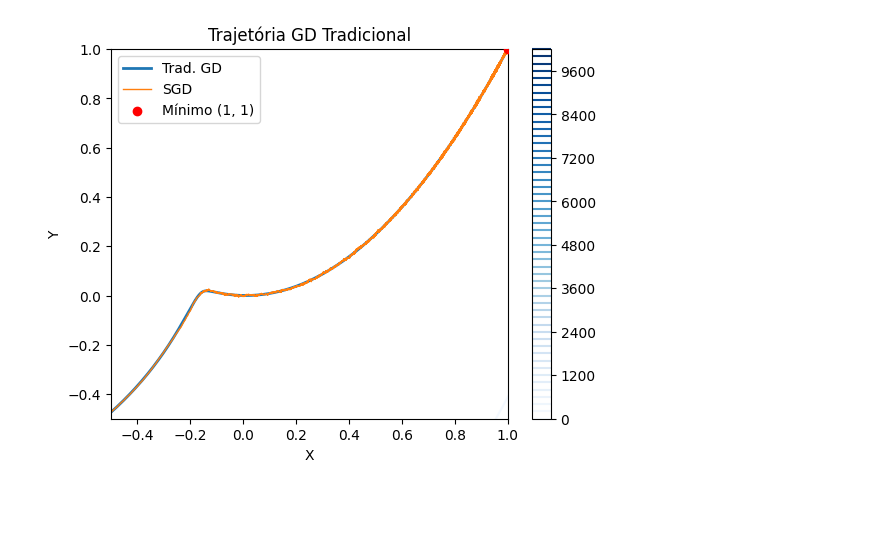
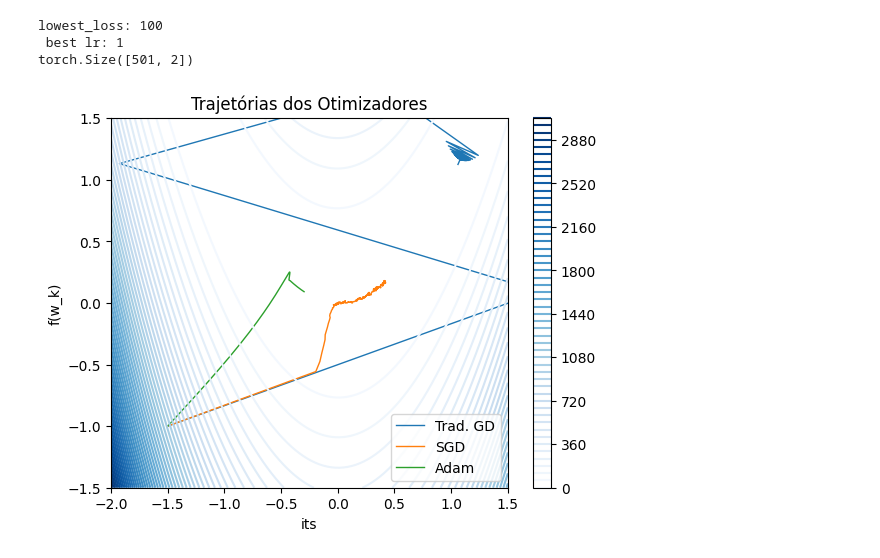
Before and after one commit to luminarts/MC934, a Jupyter notebook: q5.ipynb, the cells around one changed output. Drawn from its saved outputs; the diff is of its cells as text; code cells hidden in the pictures; blank space fills up the shorter version.

```diff
--- a/q5.ipynb
+++ b/q5.ipynb
@@ -50,11 +51,13 @@ def stochastic_gradient_descent(learning_rate, max_iter, initial_params, dp=5.0,
     params_history.append(params.detach().clone())
 
     # print(f"loss: {torch.norm(gradient)}")
-    if (torch.norm(gradient) < epsilon):
-      print(f"convergiu após {epoch + 1} iterações com learning rate de {learning_rate}")
-      print(f"Ponto final: {params[0]}, {params[1]}")
+    # if (torch.norm(gradient) < epsilon):
+    #   print(f"convergiu após {epoch + 1} iterações com learning rate de {learning_rate}")
+    #   print(f"Ponto final: {params[0]}, {params[1]}")
+    #   print(f"Gradient: {gradient}")
+    #   break
 
-  return torch.stack(params_history), epoch + 1
+  return torch.stack(params_history), torch.norm(gradient) ,epoch + 1
 # %%
 def adam_gradient_descent(learning_rate, max_iter, initial_params, beta1=0.9, beta2=0.999, epsilon=1e-8):
   params = initial_params
@@ -71,53 +74,70 @@ def adam_gradient_descent(learning_rate, max_iter, initial_params, beta1=0.9, be
     vt_hat = vt / (1 - beta2**(epoch + 1))
 
     params -= mt_hat * learning_rate / (torch.sqrt(vt_hat) + epsilon)
-    params_history.append(params)
+    params_history.append(params.detach().clone())
 
-  return params_history, params, epoch + 1
+    # if (torch.norm(gradient) < 1e-4):
+    #   print(f"convergiu após {epoch + 1} iterações com learning rate de {learning_rate}")
+    #   print(f"Ponto final: {params[0]}, {params[1]}")
+    #   print(f"Gradient: {torch.norm(gradient)}")
+    #   break
+
+  return torch.stack(params_history), torch.norm(gradient), epoch + 1
 # %%
-learning_rate = np.arange(start=1e-4, stop=1e-3, step=1e-4)
-best_learning_rate_gd = 0.0001
-best_learning_rate_sgd = 0.0001
-best_learning_rate_adamgd = 0.0003
-max_iter = 100000
+learning_rate = np.arange(start=1e-5, stop=1e-3, step=1e-5)
+best_learning_rate_gd = 0.00168
+best_learning_rate_sgd = 0.00067
+best_learning_rate_adamgd = 0.04
+max_iter = 500
 epsilon = 1e-3
 initial_params = torch.Tensor([-1.5, -1.0])
 loss_history = None
+adam_last_loss = 0
+lowest_loss = 100
+lowest_loss_lr = 1
 
-# for lr in learning_rate:
-#   print(f"Learning rate: {lr}")
-#   print(f"Last param: {param_history[-1]}")
+iterations = torch.arange(1, max_iter + 2)
 
-#   param_history, num_iters = stochastic_gradient_descent(learning_rate=lr, max_iter=max_iter, initial_params=initial_params, dp=5.0, epsilon=epsilon)
-#   plt.plot(param_history.numpy()[:, 0], param_history.numpy()[:, 1], linestyle='-', markersize=4, linewidth=1)
 
 gd_param_history, gd_loss_history, gd_num_iters = gradient_descent(learning_rate=best_learning_rate_gd, max_iter=max_iter, initial_params=initial_params, epsilon=epsilon)
-plt.plot(gd_param_history.numpy()[:, 0], gd_param_history.numpy()[:, 1], linestyle='-', label="Trad. GD", markersize=4, linewidth=2)
+plt.plot(gd_param_history.numpy()[:, 0], gd_param_history.numpy()[:, 1], linestyle='-', label="Trad. GD", markersize=4, linewidth=1)
 
-sgd_param_history, sgd_num_iters = stochastic_gradient_descent(learning_rate=best_learning_rate_sgd, max_iter=max_iter, initial_params=initial_params, dp=5.0, epsilon=epsilon)
+
+sgd_param_history, sgd_last_loss, sgd_num_iters = stochastic_gradient_descent(learning_rate=best_learning_rate_sgd, max_iter=max_iter, initial_params=initial_params, dp=5.0, epsilon=epsilon)
 plt.plot(sgd_param_history.numpy()[:, 0], sgd_param_history.numpy()[:, 1], linestyle='-', label="SGD", markersize=4, linewidth=1)
 
 
-x_lim = [-1, 3]
-y_lim = [-1, 3]
+adam_param_history, adam_last_loss, adam_num_iters = adam_gradient_descent(learning_rate=best_learning_rate_adamgd, max_iter=max_iter, initial_params=initial_params.clone(), beta1=0.9, beta2= 0.999, epsilon=1e-8)
+plt.plot(adam_param_history.numpy()[:, 0], adam_param_history.numpy()[:, 1], linestyle='-', label="Adam", markersize=4, linewidth=1)
+
+
+
+print(f"lowest_loss: {lowest_loss} \n best lr: {lowest_loss_lr}")
+x_lim = [-2, 1.5]
+y_lim = [-1.5, 1.5]
 
 x_values = np.linspace(x_lim[0], x_lim[1], 100)
 y_values = np.linspace(y_lim[0], y_lim[1], 100)
 
 x, y = np.meshgrid(x_values, y_values)
 
 z = rosenbrock(x, y)
 plt.contour(x, y, z, levels=50, cmap='Blues')
 plt.colorbar()
+print(adam_param_history.shape)
 
-plt.scatter([1.0], [1.0], color='red', zorder=5, label='Mínimo (1, 1)')
-plt.xlabel('X')
-plt.ylabel('Y')
-plt.title(f'Trajetória GD Tradicional')
+
+# plt.scatter([1.0], [1.0], color='red', zorder=5, label='Mínimo (1, 1)')
+plt.xlabel('its')
+plt.ylabel('f(w_k)')
 plt.legend()
 
-plt.xlim(-0.5, 1.5)
-plt.ylim(-0.5, 1.5)
+plt.xlim(x_lim[0], x_lim[1])
+plt.ylim(y_lim[0], y_lim[1])
+plt.title(f'Trajetórias dos Otimizadores')
 plt.show()
 # %% [output]
+lowest_loss: 100
+ best lr: 1
+torch.Size([501, 2])
-[figure, old version]
+[figure, new version]
```
Also changed, not shown: parts of 2 cells of this notebook, 1 other file.
